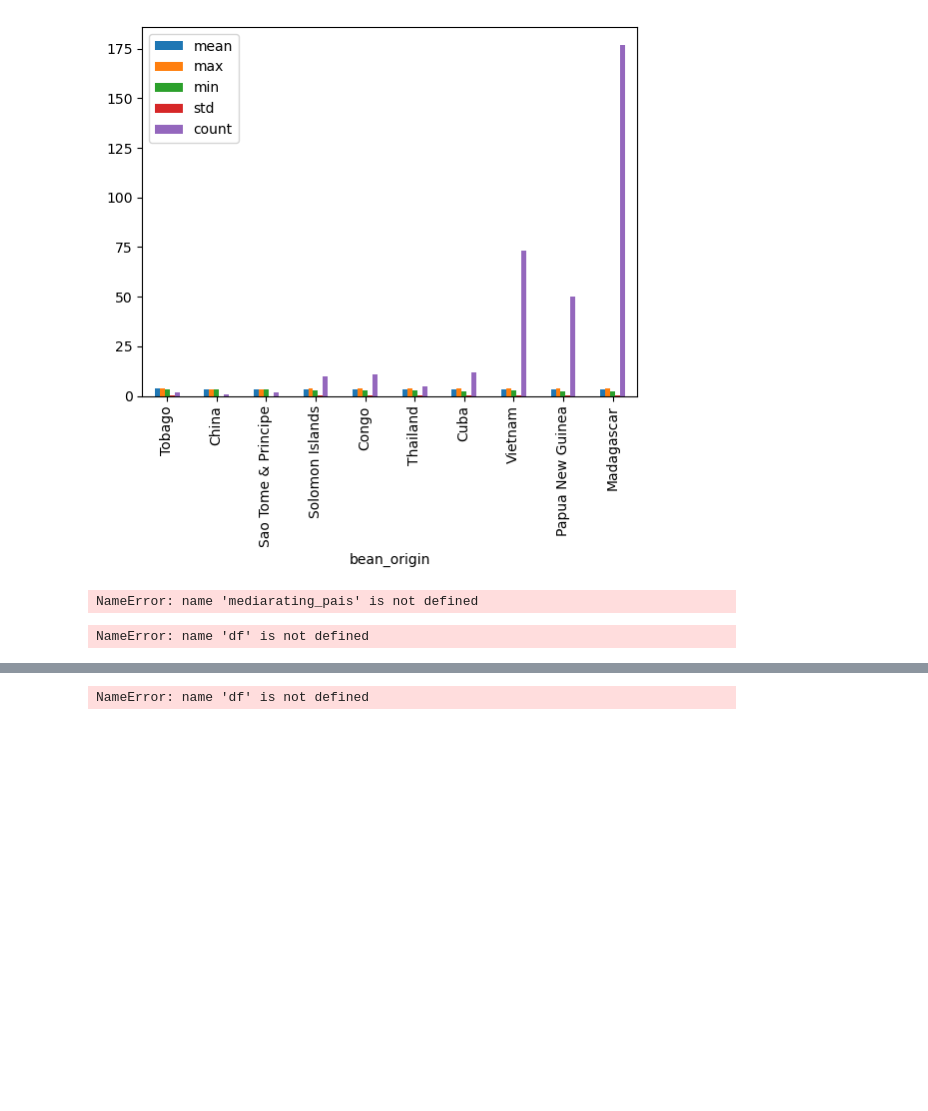
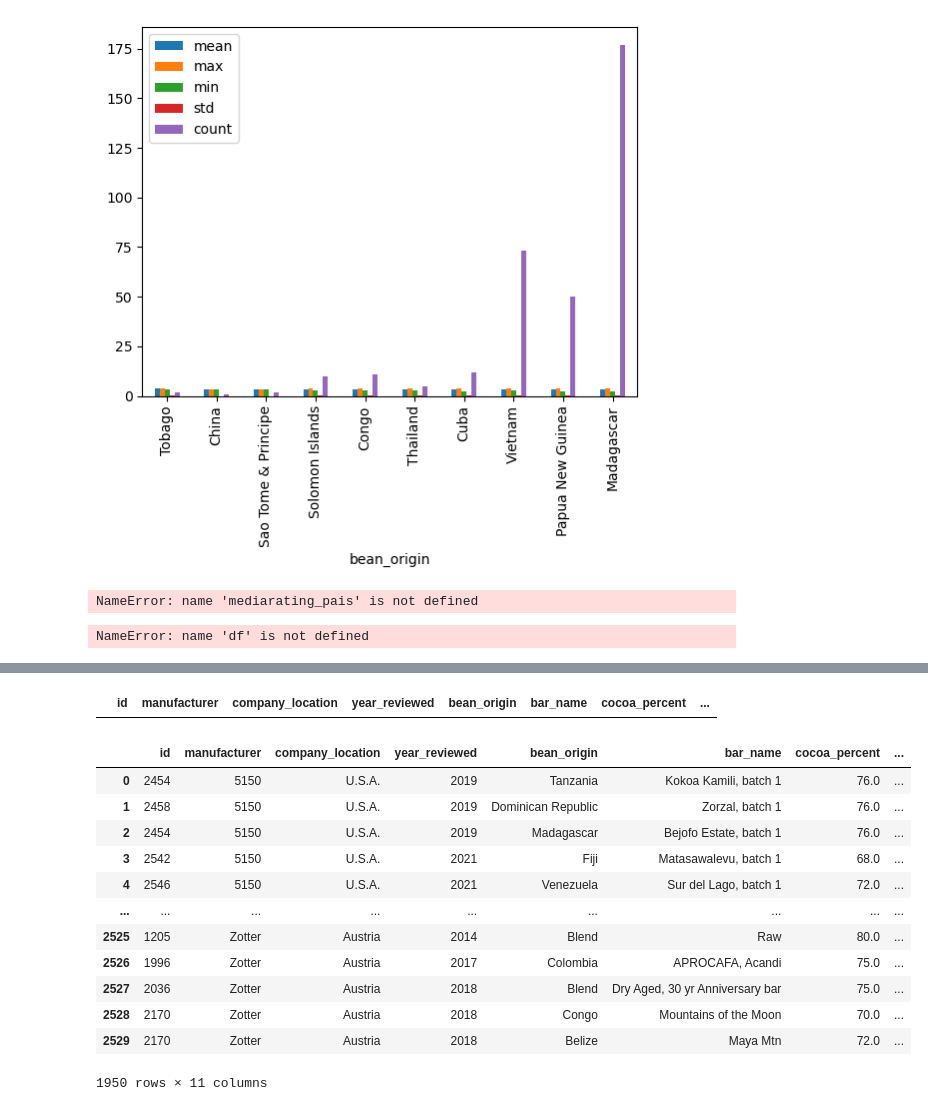
Before and after one commit to amalia345/Chocolates, a Jupyter notebook: analisis.ipynb, the cells around one changed output, grey strips where cells are left out. Cells and saved outputs as stored; diff of their text form; code cells hidden in the pictures; blank space fills up the shorter version.

Commit message:
Lecitina

```diff
--- a/analisis.ipynb
+++ b/analisis.ipynb
@@ -22,6 +22,7 @@ import seaborn as sns
 # %%
 # Importar datos
 df = pd.read_csv("data/chocolate_bars.csv")
+df.dropna(inplace=True)#Borrar los nulos
 df.head()
 # %% [output]
 |  | id | manufacturer | company_location | year_reviewed | bean_origin | bar_name | cocoa_percent | ... |
@@ -123,4 +128,4 @@ nuevo._contains_("L")
 # %%
 df.loc[df["company_location"] == "U.S.A", :] #Las que se encuentran en usa
 # %% [output]
-NameError: name 'df' is not defined
+|  | id | manufacturer | company_location | year_reviewed | bean_origin | bar_name | cocoa_percent | ... |
@@ -126,0 +138,19 @@ NameError: name 'df' is not defined
+# %%
+
+notiene_lecitina = ~df["ingredients"].str.contains("L") #Saca los que no tiene l
+notiene_lecitina
+data_notienel = df[notiene_lecitina]
+# %% [output]
+|  | id | manufacturer | company_location | year_reviewed | bean_origin | bar_name | cocoa_percent | ... |
+| 0 | 2454 | 5150 | U.S.A. | 2019 | Tanzania | Kokoa Kamili, batch 1 | 76.0 | ... |
+| 1 | 2458 | 5150 | U.S.A. | 2019 | Dominican Republic | Zorzal, batch 1 | 76.0 | ... |
+| 2 | 2454 | 5150 | U.S.A. | 2019 | Madagascar | Bejofo Estate, batch 1 | 76.0 | ... |
+| 3 | 2542 | 5150 | U.S.A. | 2021 | Fiji | Matasawalevu, batch 1 | 68.0 | ... |
+| 4 | 2546 | 5150 | U.S.A. | 2021 | Venezuela | Sur del Lago, batch 1 | 72.0 | ... |
+| ... | ... | ... | ... | ... | ... | ... | ... | ... |
+| 2525 | 1205 | Zotter | Austria | 2014 | Blend | Raw | 80.0 | ... |
+| 2526 | 1996 | Zotter | Austria | 2017 | Colombia | APROCAFA, Acandi | 75.0 | ... |
+| 2527 | 2036 | Zotter | Austria | 2018 | Blend | Dry Aged, 30 yr Anniversary bar | 75.0 | ... |
+| 2528 | 2170 | Zotter | Austria | 2018 | Congo | Mountains of the Moon | 70.0 | ... |
+| 2529 | 2170 | Zotter | Austria | 2018 | Belize | Maya Mtn | 72.0 | ... |
+1950 rows × 11 columns
```
Also changed, not shown: parts of 15 cells of this notebook.
